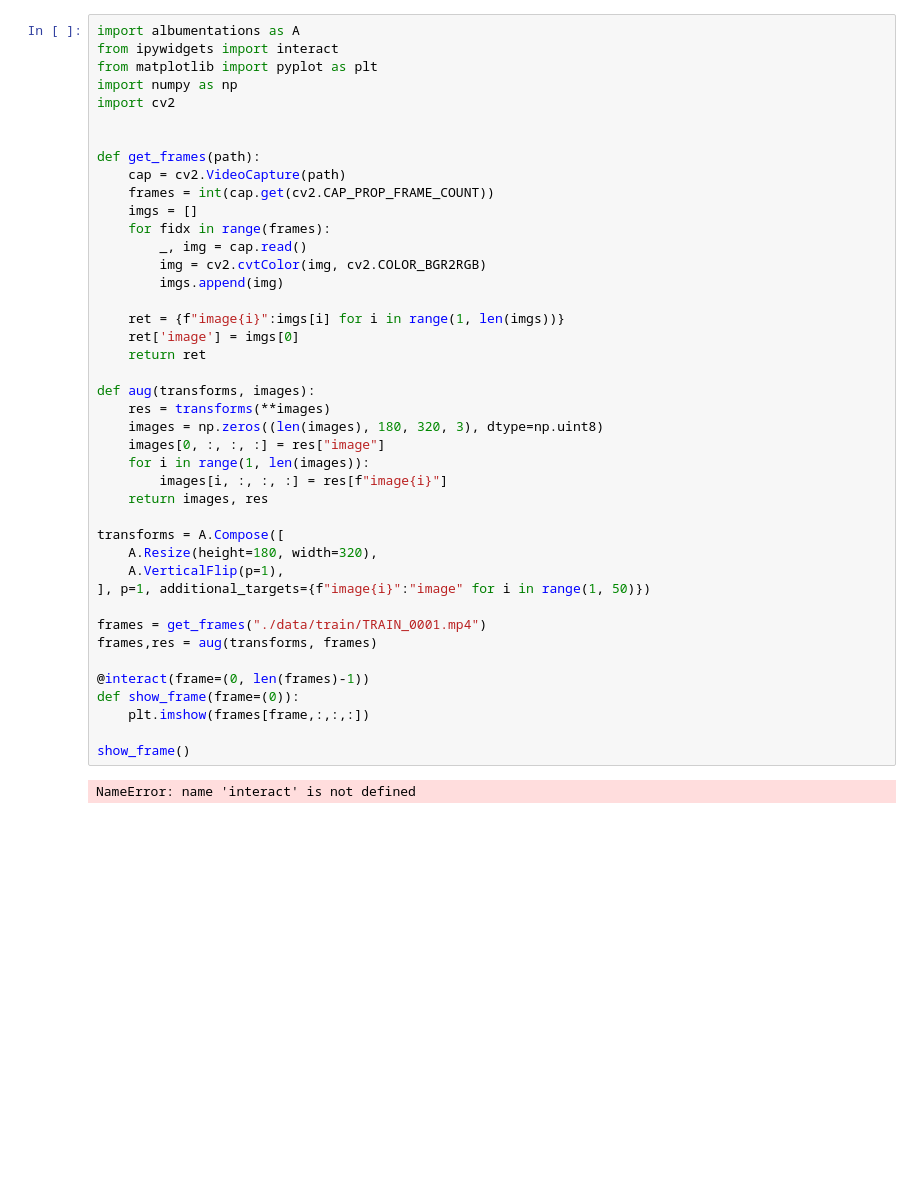
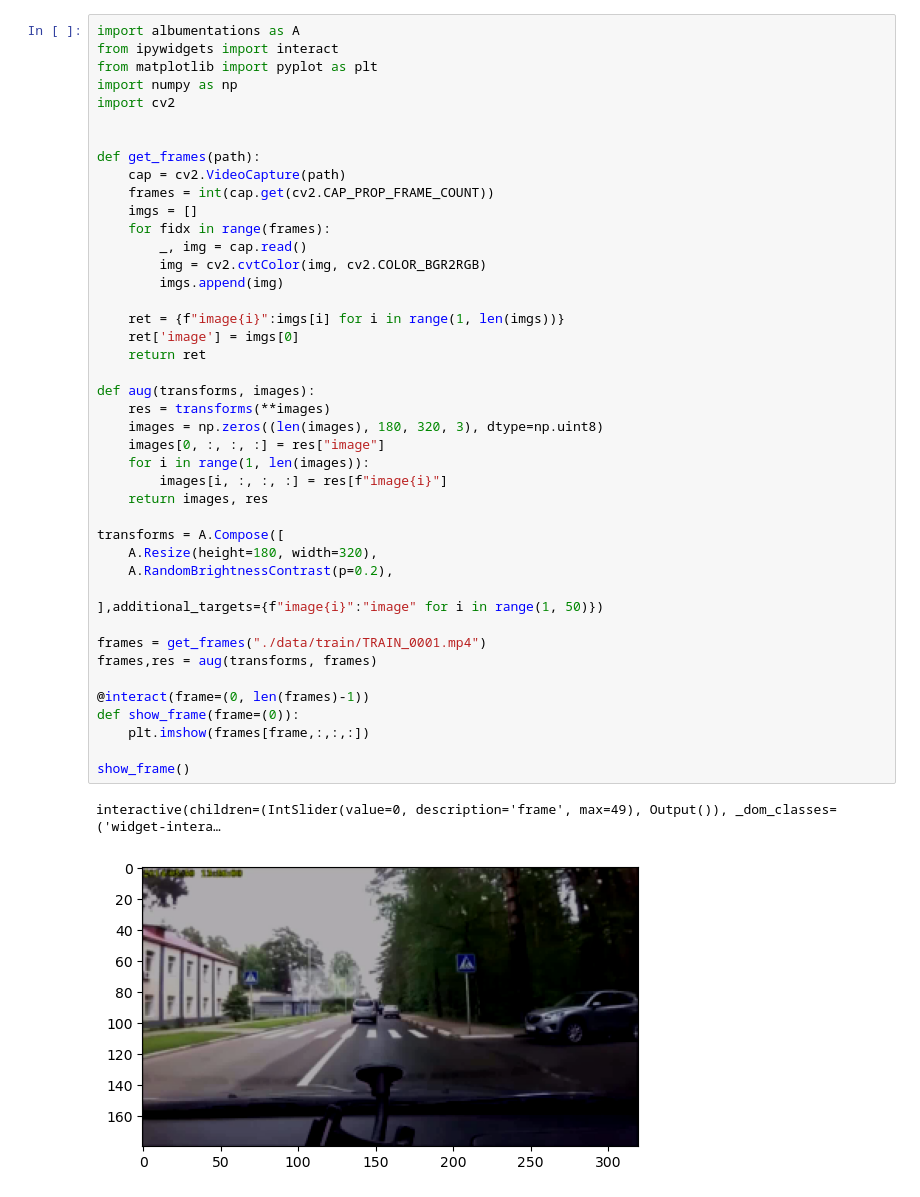
Before and after one commit to yunguks/dacon, a Jupyter notebook: crack/dataset.ipynb, the cells around one changed output. Drawn from its saved outputs; the diff is of its cells as text; blank space fills up the shorter version.

```diff
--- a/crack/dataset.ipynb
+++ b/crack/dataset.ipynb
@@ -12,33 +12,35 @@ def get_frames(path):
     imgs = []
     for fidx in range(frames):
         _, img = cap.read()
         img = cv2.cvtColor(img, cv2.COLOR_BGR2RGB)
         imgs.append(img)
 
     ret = {f"image{i}":imgs[i] for i in range(1, len(imgs))}
     ret['image'] = imgs[0]
     return ret
 
 def aug(transforms, images):
     res = transforms(**images)
     images = np.zeros((len(images), 180, 320, 3), dtype=np.uint8)
     images[0, :, :, :] = res["image"]
     for i in range(1, len(images)):
         images[i, :, :, :] = res[f"image{i}"]
     return images, res
 
 transforms = A.Compose([
     A.Resize(height=180, width=320),
-    A.VerticalFlip(p=1),
-], p=1, additional_targets={f"image{i}":"image" for i in range(1, 50)})
+    A.RandomBrightnessContrast(p=0.2),
+
+],additional_targets={f"image{i}":"image" for i in range(1, 50)})
 
 frames = get_frames("./data/train/TRAIN_0001.mp4")
 frames,res = aug(transforms, frames)
 
 @interact(frame=(0, len(frames)-1))
 def show_frame(frame=(0)):
     plt.imshow(frames[frame,:,:,:])
 
 show_frame()
 # %% [output]
-NameError: name 'interact' is not defined
+interactive(children=(IntSlider(value=0, description='frame', max=49), Output()), _dom_classes=('widget-intera…
+[figure, added]
```
Also changed, not shown: parts of 2 cells of this notebook, 8 other files.
